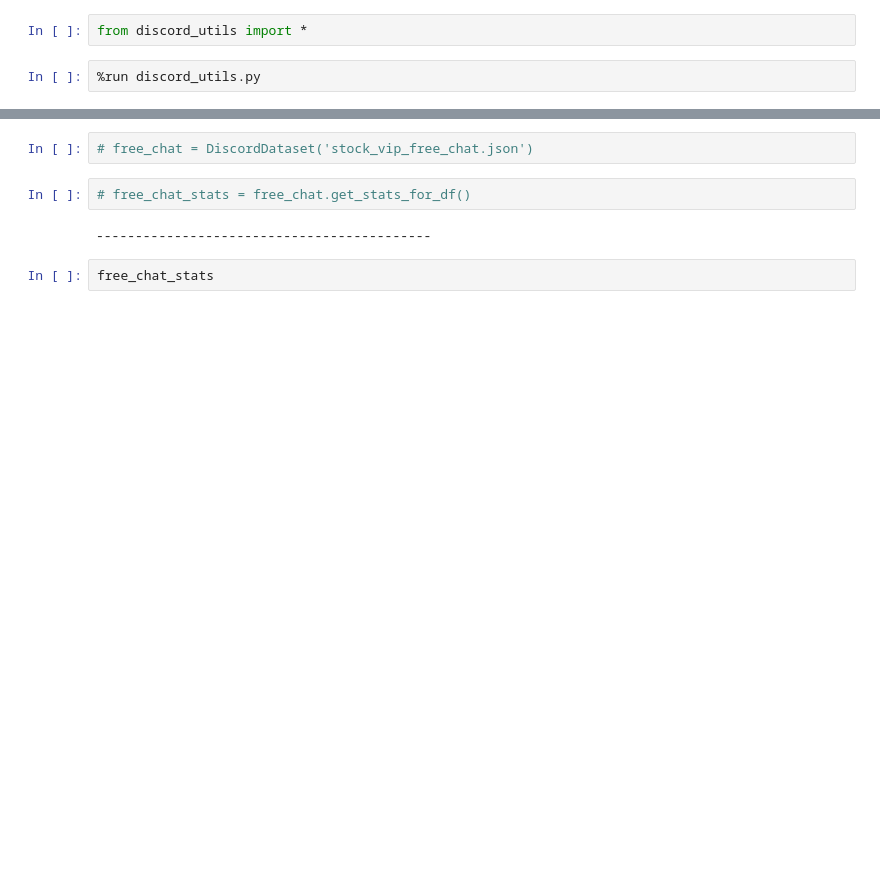
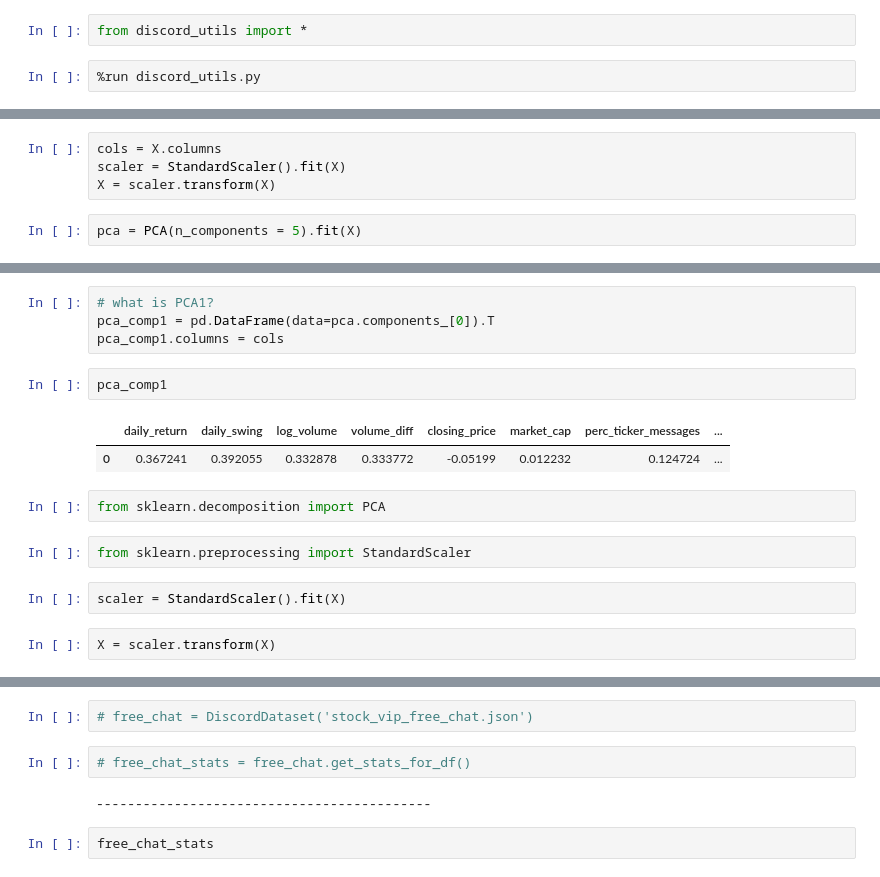
Before and after one commit to mcurcio5/discord-stonks, a Jupyter notebook: discord_analysis.ipynb, the cells around one changed output, grey strips where cells are left out. Saved outputs shown, nothing was run; the diff lists cells and outputs as text; blank space fills up the shorter version.

```diff
--- a/discord_analysis.ipynb
+++ b/discord_analysis.ipynb
@@ -158,0 +70,6 @@ linearity_test(results, y)
+# %%
+cols = X.columns
+scaler = StandardScaler().fit(X)
+X = scaler.transform(X)
+# %%
+pca = PCA(n_components = 5).fit(X)
@@ -158,0 +131,17 @@ linearity_test(results, y)
+# %%
+# what is PCA1?
+pca_comp1 = pd.DataFrame(data=pca.components_[0]).T
+pca_comp1.columns = cols
+# %%
+pca_comp1
+# %% [output]
+|  | daily_return | daily_swing | log_volume | volume_diff | closing_price | market_cap | perc_ticker_messages | ... |
+| 0 | 0.367241 | 0.392055 | 0.332878 | 0.333772 | -0.05199 | 0.012232 | 0.124724 | ... |
+# %%
+from sklearn.decomposition import PCA
+# %%
+from sklearn.preprocessing import StandardScaler
+# %%
+scaler = StandardScaler().fit(X)
+# %%
+X = scaler.transform(X)
```
Also changed, not shown: parts of 72 cells of this notebook, 3 other files.
